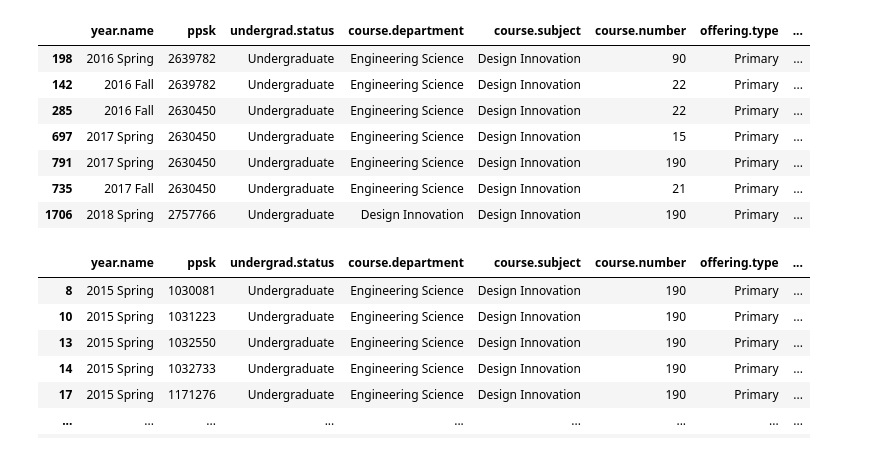
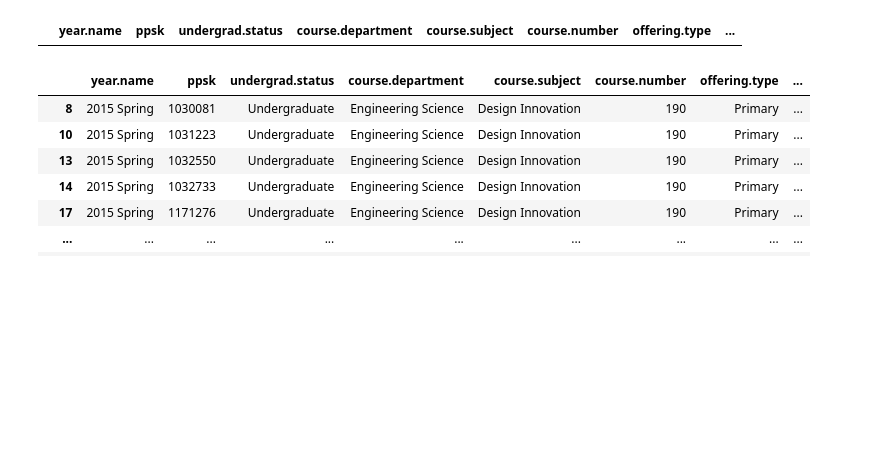
Before and after one commit to PaulDTP/Berkeley_Jacobs, a Jupyter notebook: test.ipynb, the cells around one changed output. Drawn from its saved outputs; the diff is of its cells as text; code cells hidden in the pictures; blank space fills up the shorter version.

```diff
--- a/test.ipynb
+++ b/test.ipynb
@@ -15,19 +15,24 @@ import matplotlib.pyplot as plt
 # %%
 beeps = pd.read_csv(beeps[0])
 # %%
-beeps = beeps[(~beeps['ppsk'].isna()) & (beeps['ppsk'] != 'MISSING')]
+#beeps = beeps[(~beeps['ppsk'].isna()) & (beeps['ppsk'] != 'MISSING')]
 beeps.drop('count', axis=1, inplace=True)
 beeps['Month'] = beeps['Timestamp'].str.split('/',expand=True)[0]
 beeps['Day'] = beeps['Timestamp'].str.split(" ", expand=True)[0].str.rsplit('/', n=1, expand=True)[0]
 beeps['Year'] = beeps['Timestamp'].str.split(" ", expand=True)[0].str.rsplit('/', n=1, expand=True)[1]
 beeps['Time'] = beeps['Timestamp'].str.split(" ", expand=True)[1]
 beeps['Day'] = beeps['Day'].str.split('/',expand=True)[1]
+
+#beeps['ppsk'] = beeps['ppsk'].astype(int)
+beeps['Day'] = beeps['Day'].astype(int)
+beeps['Year'] = beeps['Year'].astype(int)
+beeps['Month'] = beeps['Month'].astype(int)
+beeps = beeps.sort_values(by=['Year', 'Month', 'Day', 'Time'])
+
+waivers = pd.read_csv(waivers[0])
+bcdi = pd.read_csv(bcdi[0])
+bcdi = bcdi[bcdi['ppsk'] != 'MISSING']
+bcdi['ppsk'] = bcdi['ppsk'].astype(int)
-# %%
-beeps['ppsk'] = beeps['ppsk'].astype(int)
-beeps['Day'] = beeps['Day'].astype(int)
-beeps['Year'] = beeps['Year'].astype(int)
-beeps['Month'] = beeps['Month'].astype(int)
-beeps = beeps.sort_values(by=['Year', 'Month', 'Day', 'Time'])
 # %%
 beeps.groupby(['Month','Day','Year']).count().unstack()['ppsk'].fillna(0).plot(kind='line')
 # %% [output]
@@ -52,3 +41,3 @@ beeps[:]
 # %%
-test = beeps[:]
-test['Count'] = test.groupby('ppsk')['Month'].transform('size')
+test = beeps.loc[:]
+test['Count'] = beeps.groupby('ppsk')['Month'].transform('size')
@@ -60,2 +43,0 @@ See the caveats in the documentation: https://pandas.pydata.org/pandas-docs/stab
-# %%
-test = test.groupby('ppsk').first()
@@ -62,15 +375,9 @@ test = test.groupby('ppsk').first()
 # %%
+'''test = test.groupby('ppsk').first()
 top5 = test.sort_values(by='Count', ascending=False).head().index
-jacobs_ethnicities[jacobs_ethnicities['ppsk'].isin(top5)]
+jacobs_ethnicities[jacobs_ethnicities['ppsk'].isin(top5)]'''
 # %% [output]
 |  | year.name | ppsk | undergrad.status | course.department | course.subject | course.number | offering.type | ... |
-| 198 | 2016 Spring | 2639782 | Undergraduate | Engineering Science | Design Innovation | 90 | Primary | ... |
-| 142 | 2016 Fall | 2639782 | Undergraduate | Engineering Science | Design Innovation | 22 | Primary | ... |
-| 285 | 2016 Fall | 2630450 | Undergraduate | Engineering Science | Design Innovation | 22 | Primary | ... |
-| 697 | 2017 Spring | 2630450 | Undergraduate | Engineering Science | Design Innovation | 15 | Primary | ... |
-| 791 | 2017 Spring | 2630450 | Undergraduate | Engineering Science | Design Innovation | 190 | Primary | ... |
-| 735 | 2017 Fall | 2630450 | Undergraduate | Engineering Science | Design Innovation | 21 | Primary | ... |
-| 1706 | 2018 Spring | 2757766 | Undergraduate | Design Innovation | Design Innovation | 190 | Primary | ... |
 # %%
 jacobs_ethnicities
 # %% [output]
```
Also changed, not shown: parts of 51 cells of this notebook, 1 other file.
